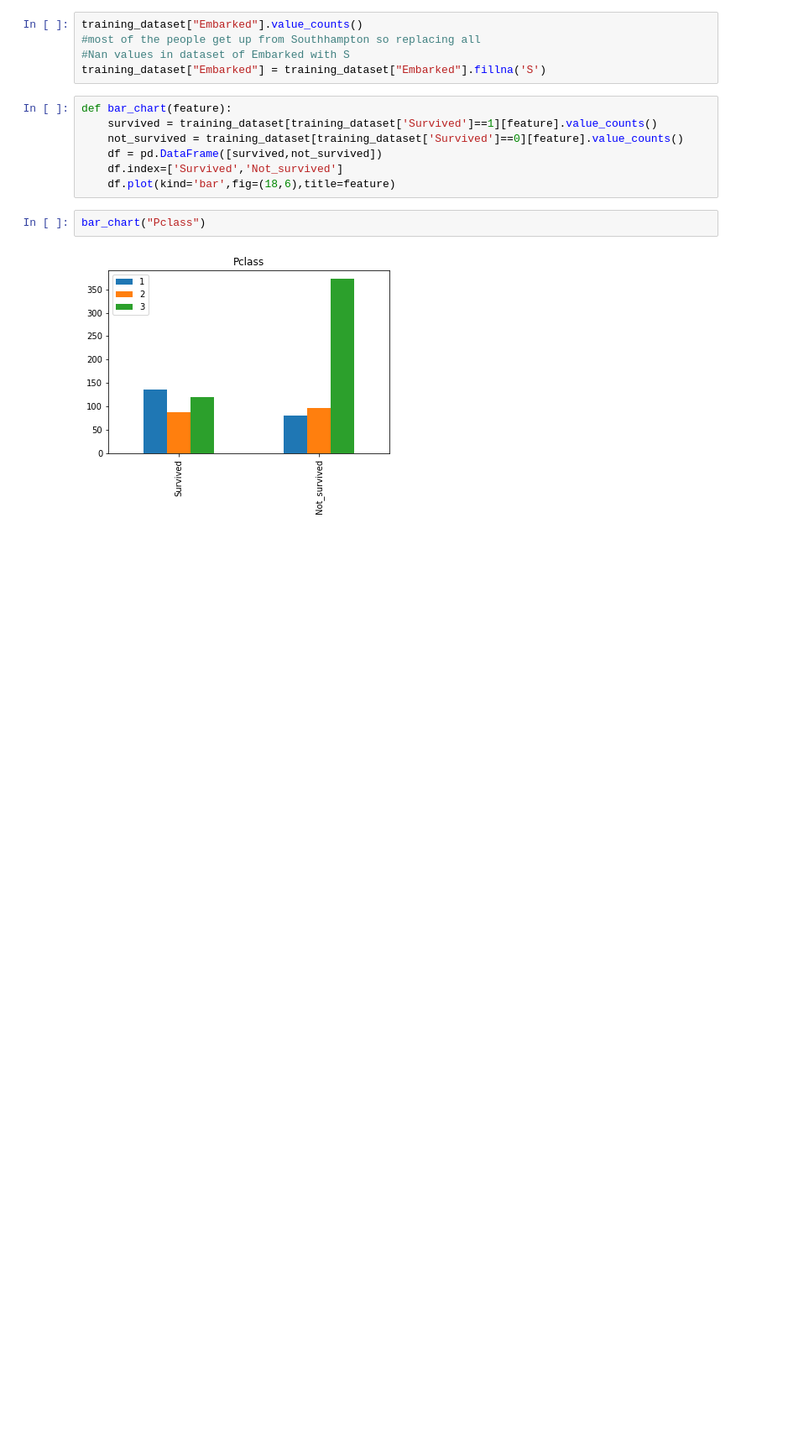
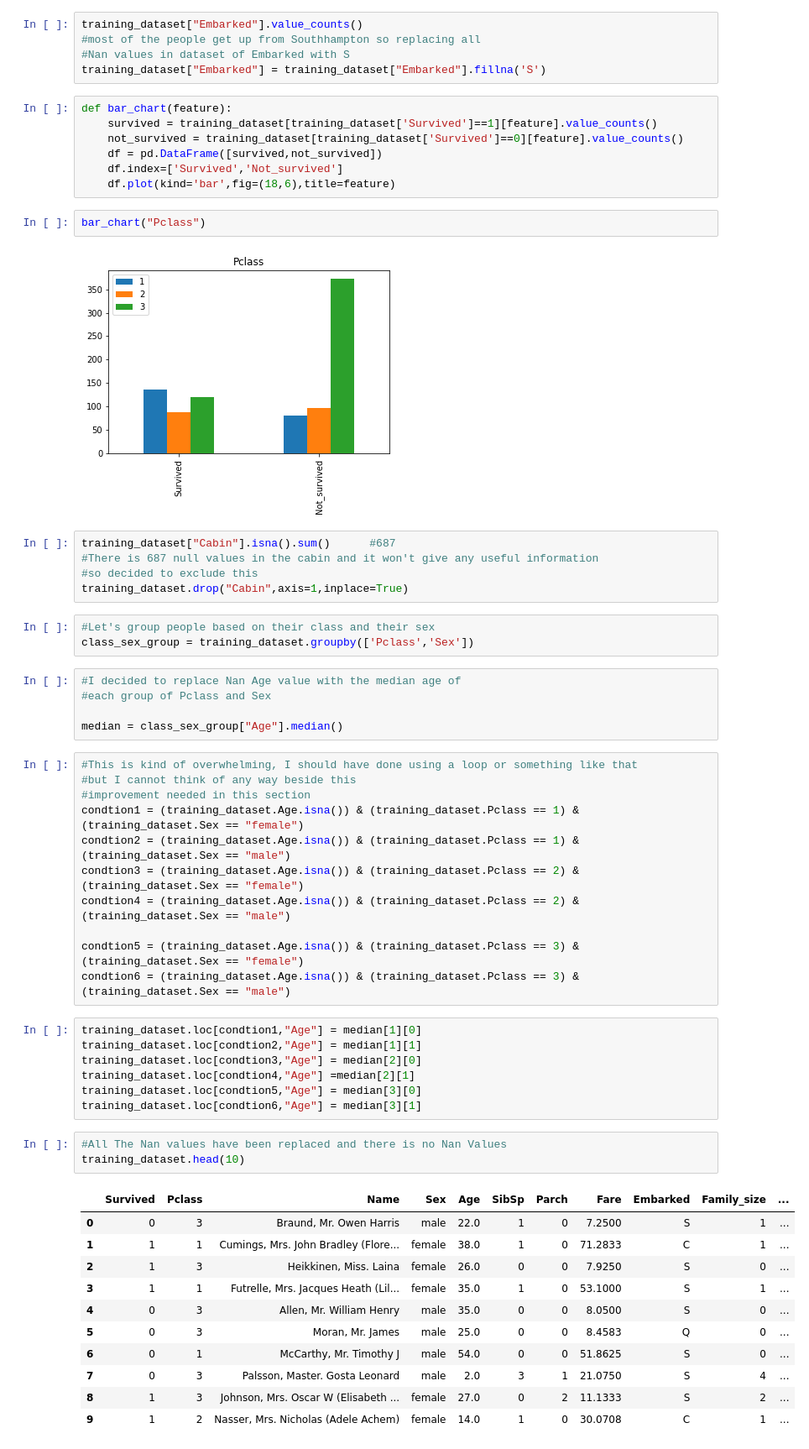
Before and after one commit to Rojanmhj2055/TitanicDataset, a Jupyter notebook: titanic.ipynb, the cells around one changed output. Shown at 84% size. Cells and saved outputs as stored; diff of their text form; blank space fills up the shorter version.

Commit message:
changed age nan values with the median of each class, all nan values are replced

```diff
--- a/titanic.ipynb
+++ b/titanic.ipynb
@@ -57,3 +57,49 @@ def bar_chart(feature):
 bar_chart("Pclass")
 # %% [output]
 [figure]
+# %%
+training_dataset["Cabin"].isna().sum()      #687
+#There is 687 null values in the cabin and it won't give any useful information
+#so decided to exclude this
+training_dataset.drop("Cabin",axis=1,inplace=True)
+# %%
+#Let's group people based on their class and their sex
+class_sex_group = training_dataset.groupby(['Pclass','Sex'])
+# %%
+#I decided to replace Nan Age value with the median age of
+#each group of Pclass and Sex
+
+median = class_sex_group["Age"].median()
+# %%
+#This is kind of overwhelming, I should have done using a loop or something like that
+#but I cannot think of any way beside this
+#improvement needed in this section
+condtion1 = (training_dataset.Age.isna()) & (training_dataset.Pclass == 1) & (training_dataset.Sex == "female")
+condtion2 = (training_dataset.Age.isna()) & (training_dataset.Pclass == 1) & (training_dataset.Sex == "male")
+condtion3 = (training_dataset.Age.isna()) & (training_dataset.Pclass == 2) & (training_dataset.Sex == "female")
+condtion4 = (training_dataset.Age.isna()) & (training_dataset.Pclass == 2) & (training_dataset.Sex == "male")
+
+condtion5 = (training_dataset.Age.isna()) & (training_dataset.Pclass == 3) & (training_dataset.Sex == "female")
+condtion6 = (training_dataset.Age.isna()) & (training_dataset.Pclass == 3) & (training_dataset.Sex == "male")
+# %%
+training_dataset.loc[condtion1,"Age"] = median[1][0]
+training_dataset.loc[condtion2,"Age"] = median[1][1]
+training_dataset.loc[condtion3,"Age"] = median[2][0]
+training_dataset.loc[condtion4,"Age"] =median[2][1]
+training_dataset.loc[condtion5,"Age"] = median[3][0]
+training_dataset.loc[condtion6,"Age"] = median[3][1]
+# %%
+#All The Nan values have been replaced and there is no Nan Values
+training_dataset.head(10)
+# %% [output]
+|  | Survived | Pclass | Name | Sex | Age | SibSp | Parch | Fare | Embarked | Family_size | ... |
+| 0 | 0 | 3 | Braund, Mr. Owen Harris | male | 22.0 | 1 | 0 | 7.2500 | S | 1 | ... |
+| 1 | 1 | 1 | Cumings, Mrs. John Bradley (Flore... | female | 38.0 | 1 | 0 | 71.2833 | C | 1 | ... |
+| 2 | 1 | 3 | Heikkinen, Miss. Laina | female | 26.0 | 0 | 0 | 7.9250 | S | 0 | ... |
+| 3 | 1 | 1 | Futrelle, Mrs. Jacques Heath (Lil... | female | 35.0 | 1 | 0 | 53.1000 | S | 1 | ... |
+| 4 | 0 | 3 | Allen, Mr. William Henry | male | 35.0 | 0 | 0 | 8.0500 | S | 0 | ... |
+| 5 | 0 | 3 | Moran, Mr. James | male | 25.0 | 0 | 0 | 8.4583 | Q | 0 | ... |
+| 6 | 0 | 1 | McCarthy, Mr. Timothy J | male | 54.0 | 0 | 0 | 51.8625 | S | 0 | ... |
+| 7 | 0 | 3 | Palsson, Master. Gosta Leonard | male | 2.0 | 3 | 1 | 21.0750 | S | 4 | ... |
+| 8 | 1 | 3 | Johnson, Mrs. Oscar W (Elisabeth ... | female | 27.0 | 0 | 2 | 11.1333 | S | 2 | ... |
+| 9 | 1 | 2 | Nasser, Mrs. Nicholas (Adele Achem) | female | 14.0 | 1 | 0 | 30.0708 | C | 1 | ... |
```
